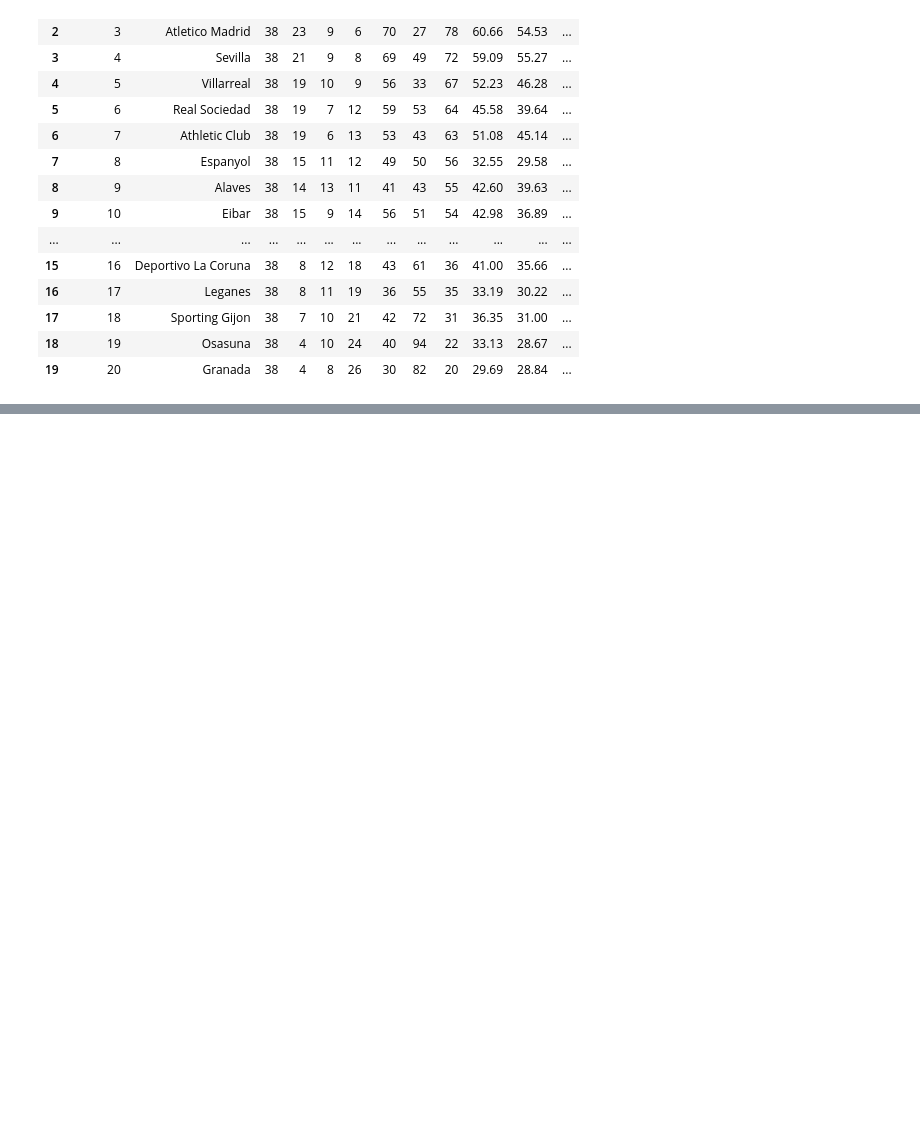
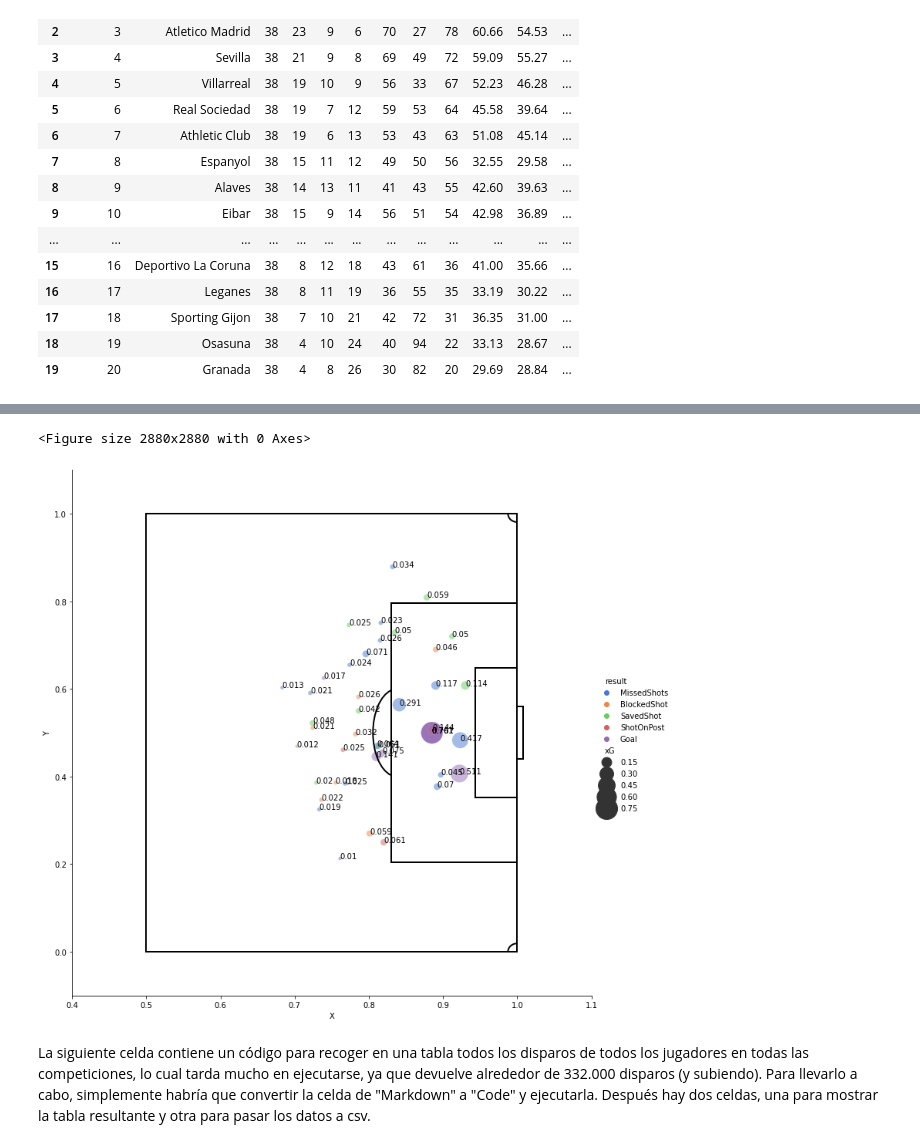
Before and after one commit to victorballesteros8/understat-futbol, a Jupyter notebook: Understat.ipynb, the cells around one changed output, grey strips where cells are left out. Drawn from its saved outputs; the diff is of its cells as text; code cells hidden in the pictures; blank space fills up the shorter version.

```diff
--- a/Understat.ipynb
+++ b/Understat.ipynb
@@ -590,0 +872,29 @@ comparacion_equipos(4, ("Atleti", "Real Madrid 2017/18", "Liverpool 2018/19", "B
+# %%
+base_url = 'https://understat.com/league'
+leagues = ['La_liga', 'EPL', 'Bundesliga', 'Serie_A', 'Ligue_1', 'RFPL']
+seasons = ['2014', '2015', '2016', '2017', '2018', '2019', '2020']
+
+#Creamos un diccionario con todos los jugadores y sus correspondientes identificadores
+jugadores = {}
+for league in leagues:
+    for season in seasons:
+        url = base_url+'/'+league+'/'+season
+        res = requests.get(url)
+        soup = BeautifulSoup(res.content, "lxml")
+        scripts = soup.find_all('script')
+        buscar_json = ''
+
+        for el in scripts:
+            if 'playersData' in str(el):
+                buscar_json = str(el).strip()
+
+        inicio = buscar_json.index("('")+2
+        fin = buscar_json.index("')")
+        json_data = buscar_json[inicio:fin]
+
+        json_data = json_data.encode('utf8').decode('unicode_escape')
+
+        data = json.loads(json_data)
+
+        for id in range(len(data)):
+            jugadores[data[id]['id']] = data[id]['player_name']
@@ -590,0 +957,8 @@ comparacion_equipos(4, ("Atleti", "Real Madrid 2017/18", "Liverpool 2018/19", "B
+# %%
+mapa_xg("Bruno Fernandes", "2019")
+# %% [output]
+<Figure size 2880x2880 with 0 Axes>
+[figure, added]
+# %% [markdown]
+La siguiente celda contiene un código para recoger en una tabla todos los disparos de todos los jugadores en todas las competiciones, lo cual tarda mucho en ejecutarse, ya que devuelve alrededor de 332.000 disparos (y subiendo).
+Para llevarlo a cabo, simplemente habría que convertir la celda de "Markdown" a "Code" y ejecutarla. Después hay dos celdas, una para mostrar la tabla resultante y otra para pasar los datos a csv.
```
Also changed, not shown: parts of 41 cells of this notebook.
